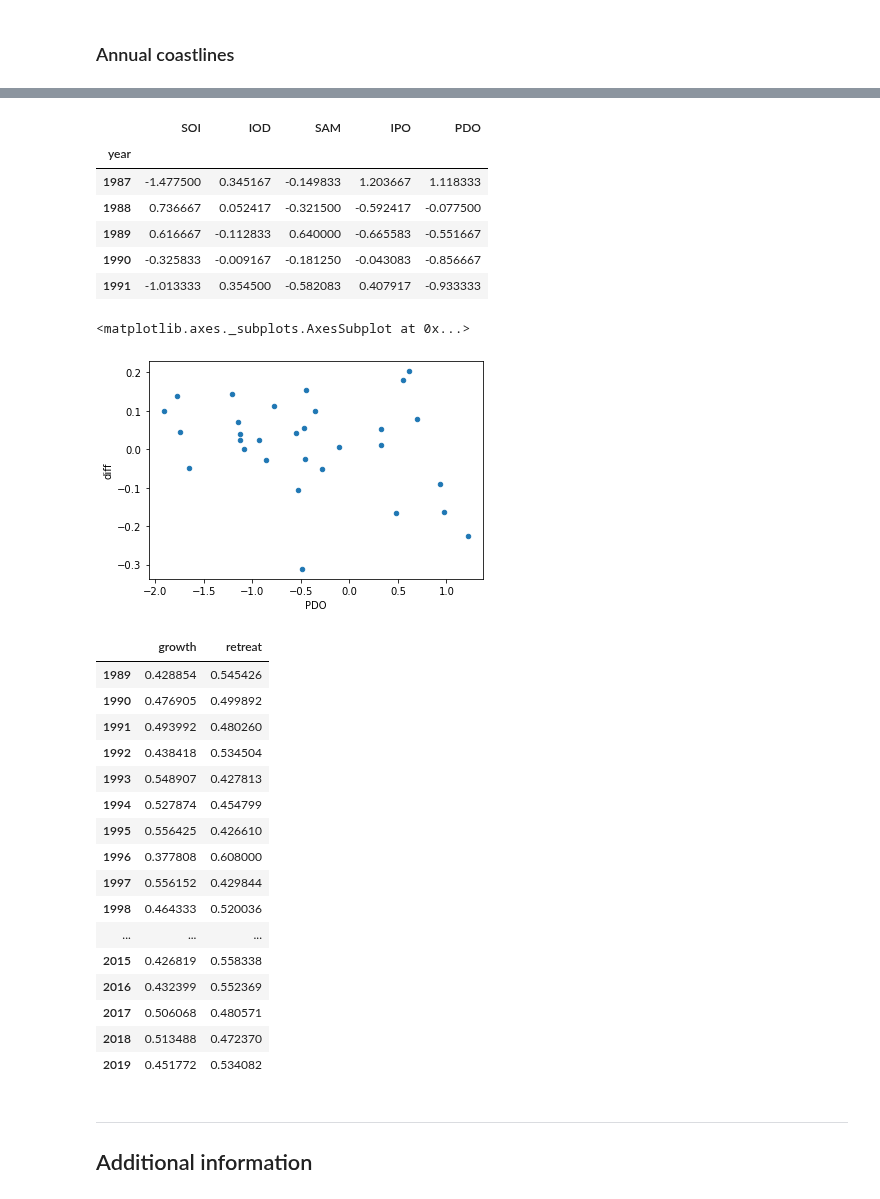
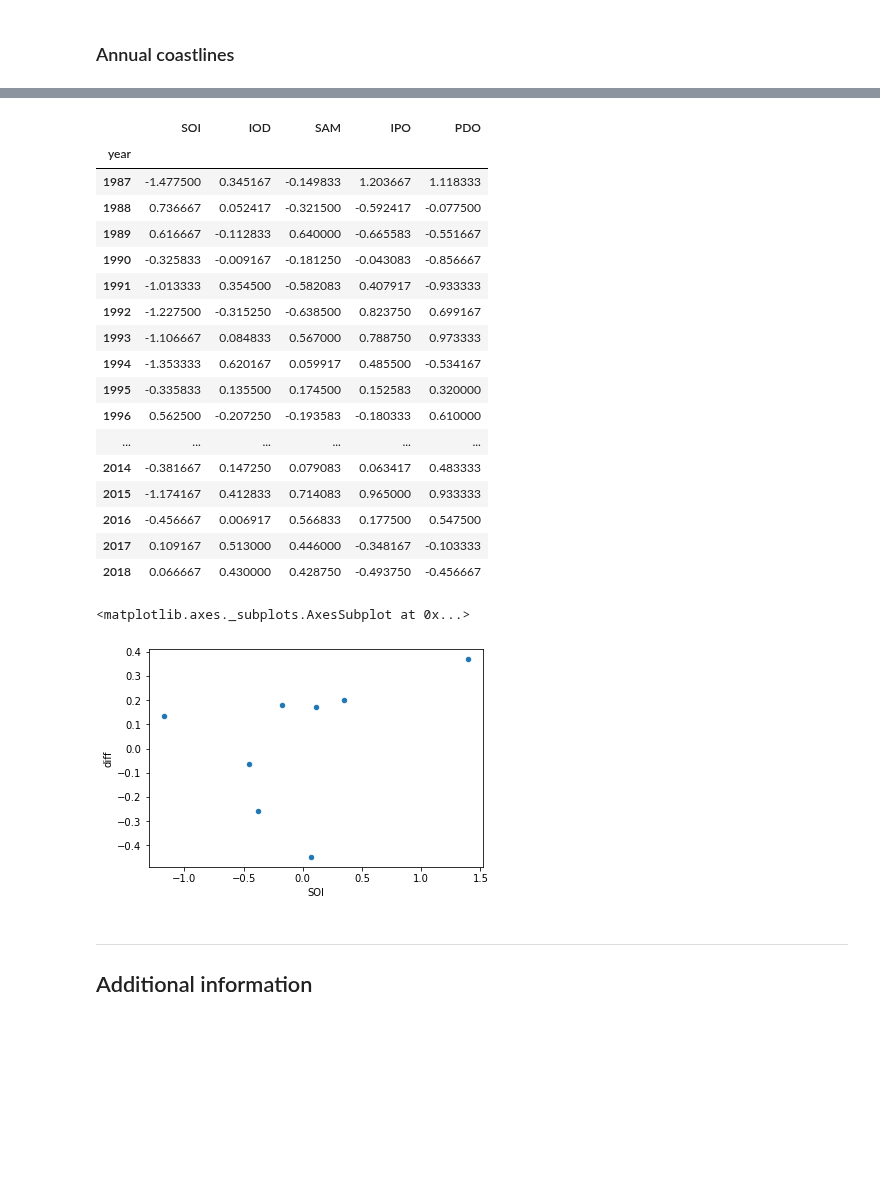
Before and after one commit to GeoscienceAustralia/dea-coastlines, a Jupyter notebook: DEACoastlines_statistics.ipynb, the cells around one changed output, grey strips where cells are left out. Drawn from its saved outputs; the diff is of its cells as text; code cells hidden in the pictures; blank space fills up the shorter version.

```diff
--- a/DEACoastlines_statistics.ipynb
+++ b/DEACoastlines_statistics.ipynb
@@ -396,42 +522,33 @@ test.growth.mean()
 # %%
 soi = pd.read_csv('input_data/climate_indices.csv', index_col='year')
-soi.head()
+soi
 # %% [output]
 |  | SOI | IOD | SAM | IPO | PDO |
 | year |  |  |  |  |  |
 | 1987 | -1.477500 | 0.345167 | -0.149833 | 1.203667 | 1.118333 |
 | 1988 | 0.736667 | 0.052417 | -0.321500 | -0.592417 | -0.077500 |
 | 1989 | 0.616667 | -0.112833 | 0.640000 | -0.665583 | -0.551667 |
 | 1990 | -0.325833 | -0.009167 | -0.181250 | -0.043083 | -0.856667 |
 | 1991 | -1.013333 | 0.354500 | -0.582083 | 0.407917 | -0.933333 |
+| 1992 | -1.227500 | -0.315250 | -0.638500 | 0.823750 | 0.699167 |
+| 1993 | -1.106667 | 0.084833 | 0.567000 | 0.788750 | 0.973333 |
+| 1994 | -1.353333 | 0.620167 | 0.059917 | 0.485500 | -0.534167 |
+| 1995 | -0.335833 | 0.135500 | 0.174500 | 0.152583 | 0.320000 |
+| 1996 | 0.562500 | -0.207250 | -0.193583 | -0.180333 | 0.610000 |
+| ... | ... | ... | ... | ... | ... |
+| 2014 | -0.381667 | 0.147250 | 0.079083 | 0.063417 | 0.483333 |
+| 2015 | -1.174167 | 0.412833 | 0.714083 | 0.965000 | 0.933333 |
+| 2016 | -0.456667 | 0.006917 | 0.566833 | 0.177500 | 0.547500 |
+| 2017 | 0.109167 | 0.513000 | 0.446000 | -0.348167 | -0.103333 |
+| 2018 | 0.066667 | 0.430000 | 0.428750 | -0.493750 | -0.456667 |
 # %%
 soi_test = test.join(soi.shift(0))
 soi_test['diff'] = soi_test.retreat - soi_test.growth
 
-soi_test.plot.scatter(x='PDO', y='diff')
+soi_test.plot.scatter(x='SOI', y='diff')
 # %% [output]
 <matplotlib.axes._subplots.AxesSubplot at 0x...>
-[figure, old version]
+[figure, new version]
-# %%
-test
-# %% [output]
-|  | growth | retreat |
-| 1989 | 0.428854 | 0.545426 |
-| 1990 | 0.476905 | 0.499892 |
-| 1991 | 0.493992 | 0.480260 |
-| 1992 | 0.438418 | 0.534504 |
-| 1993 | 0.548907 | 0.427813 |
-| 1994 | 0.527874 | 0.454799 |
-| 1995 | 0.556425 | 0.426610 |
-| 1996 | 0.377808 | 0.608000 |
-| 1997 | 0.556152 | 0.429844 |
-| 1998 | 0.464333 | 0.520036 |
-| ... | ... | ... |
-| 2015 | 0.426819 | 0.558338 |
-| 2016 | 0.432399 | 0.552369 |
-| 2017 | 0.506068 | 0.480571 |
-| 2018 | 0.513488 | 0.472370 |
-| 2019 | 0.451772 | 0.534082 |
 # %% [markdown]
 ***
 
```
Also changed, not shown: parts of 26 cells of this notebook, 3 other files.
